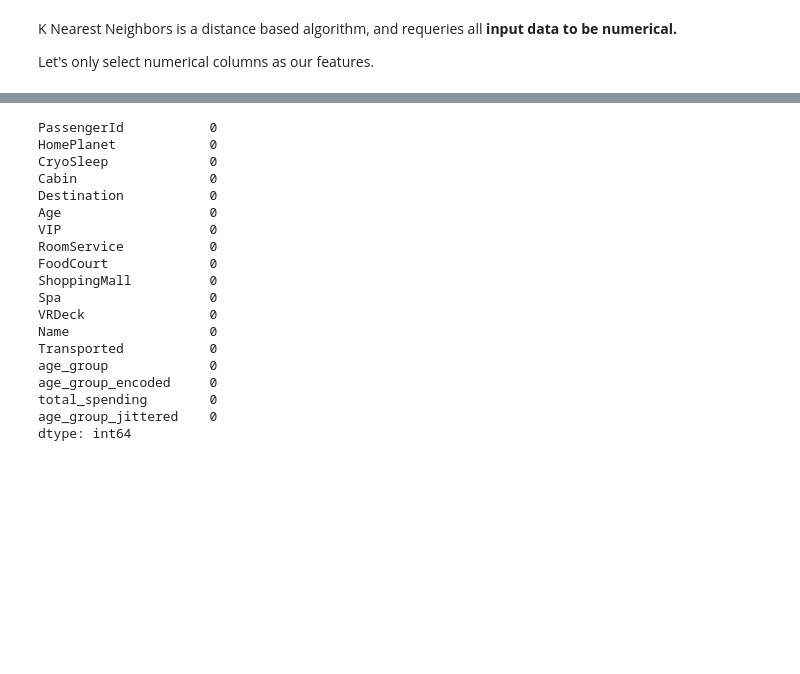
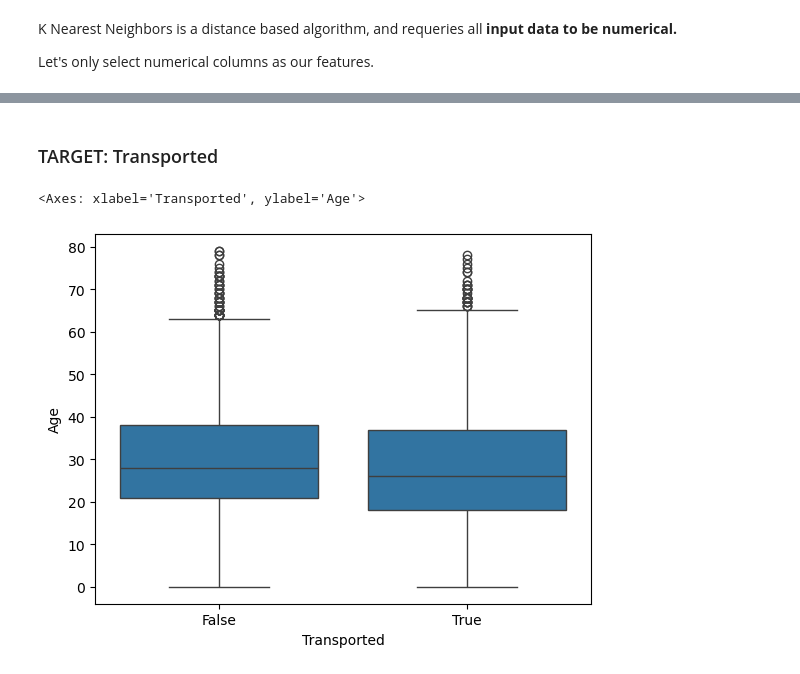
Before and after one commit to mcalabresi90/lab-intro-to-ml, a Jupyter notebook: lab-intro_to_ml.ipynb, the cells around one changed output, grey strips where cells are left out. Drawn from its saved outputs; the diff is of its cells as text; code cells hidden in the pictures; blank space fills up the shorter version.

```diff
--- a/lab-intro_to_ml.ipynb
+++ b/lab-intro_to_ml.ipynb
@@ -108,20 +98,0 @@ spaceship.select_dtypes(np.number)
-# %%
-spaceship["age_group"] = pd.cut(
-    spaceship["Age"],
-    bins = [0, 17, 35, 55, float('inf')],
-    labels = ["Teenager", "Young Adult", "Middle-Aged", "Senior"]
-)
-# %%
-# Turn the age groups into numeric data
-
-age_group_mapping = {
-    'Teenager': 0,
-    'Young Adult' : 1,
-    'Middle-Aged': 2,
-    'Senior': 3
-}
-
-spaceship['age_group_encoded'] = spaceship['age_group'].map(age_group_mapping)
-spaceship["total_spending"] = spaceship[['RoomService', "FoodCourt", "ShoppingMall", "Spa", "VRDeck"]].sum(axis=1)
-
-print(spaceship.head())
@@ -149,14 +98,0 @@ print(spaceship.head())
-# %%
-# Turn the age groups into numeric data
-
-age_group_mapping = {
-    'Teenager': 0,
-    'Young Adult' : 1,
-    'Middle-Aged': 2,
-    'Senior': 3
-}
-
-spaceship['age_group_encoded'] = spaceship['age_group'].map(age_group_mapping)
-spaceship["total_spending"] = spaceship[['RoomService', "FoodCourt", "ShoppingMall", "Spa", "VRDeck"]].sum(axis=1)
-
-print(spaceship.head())
@@ -184,28 +109,11 @@ print(spaceship.head())
+# %% [markdown]
+### TARGET: Transported
 # %%
 import seaborn as sns
 import matplotlib.pyplot as plt
 import numpy as np
+
+sns.boxplot(data=spaceship, x="Transported", y="Age")
+# %% [output]
+<Axes: xlabel='Transported', ylabel='Age'>
+[figure, added]
-# %%
-spaceship['age_group_encoded'] = spaceship["age_group_encoded"].astype(float)
-spaceship = spaceship.dropna(subset=['age_group', 'age_group_encoded', 'age_group_jittered'])
-spaceship.isna().sum()
-# %% [output]
-PassengerId           0
-HomePlanet            0
-CryoSleep             0
-Cabin                 0
-Destination           0
-Age                   0
-VIP                   0
-RoomService           0
-FoodCourt             0
-ShoppingMall          0
-Spa                   0
-VRDeck                0
-Name                  0
-Transported           0
-age_group             0
-age_group_encoded     0
-total_spending        0
-age_group_jittered    0
-dtype: int64
```
Also changed, not shown: parts of 21 cells of this notebook.
